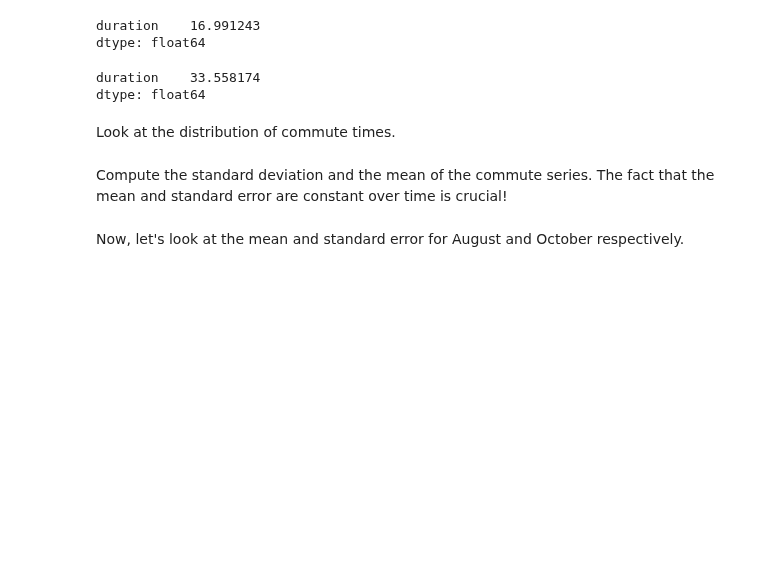
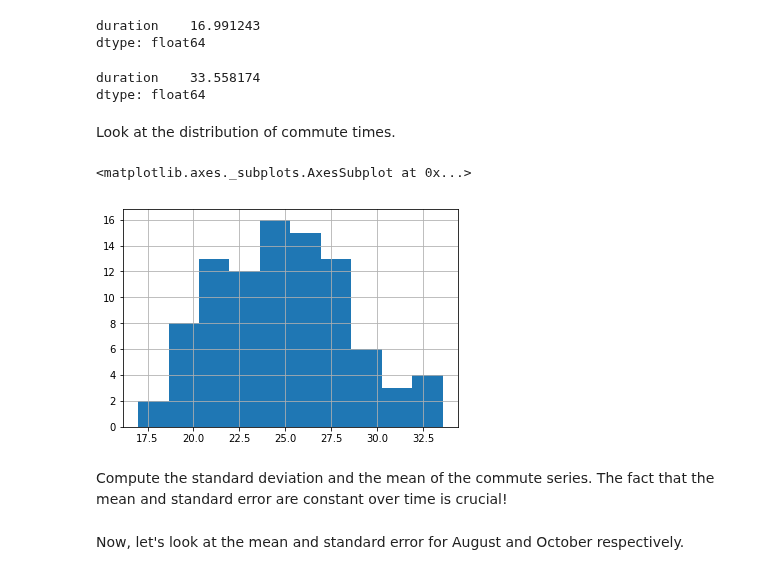
Before and after one commit to fleralle/dsc-basic-time-series-models-lab-houston-ds-042219, a Jupyter notebook: index.ipynb, the cells around one changed output. Cells and saved outputs as stored; diff of their text form; code cells hidden in the pictures; blank space fills up the shorter version.

```diff
--- a/index.ipynb
+++ b/index.ipynb
@@ -87,7 +87,10 @@ dtype: float64
 Look at the distribution of commute times.
 # %%
 # your code here
-ts.duration.h
+ts.duration.hist()
+# %% [output]
+<matplotlib.axes._subplots.AxesSubplot at 0x...>
+[figure, added]
 # %% [markdown]
 Compute the standard deviation and the mean of the commute series. The fact that the mean and standard error are constant over time is crucial!
 # %%
```
